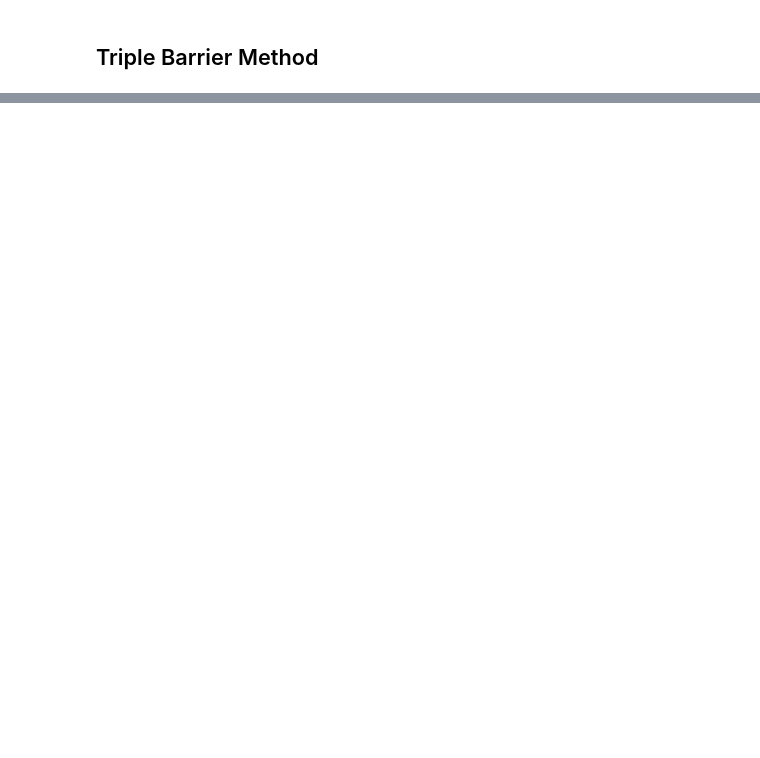
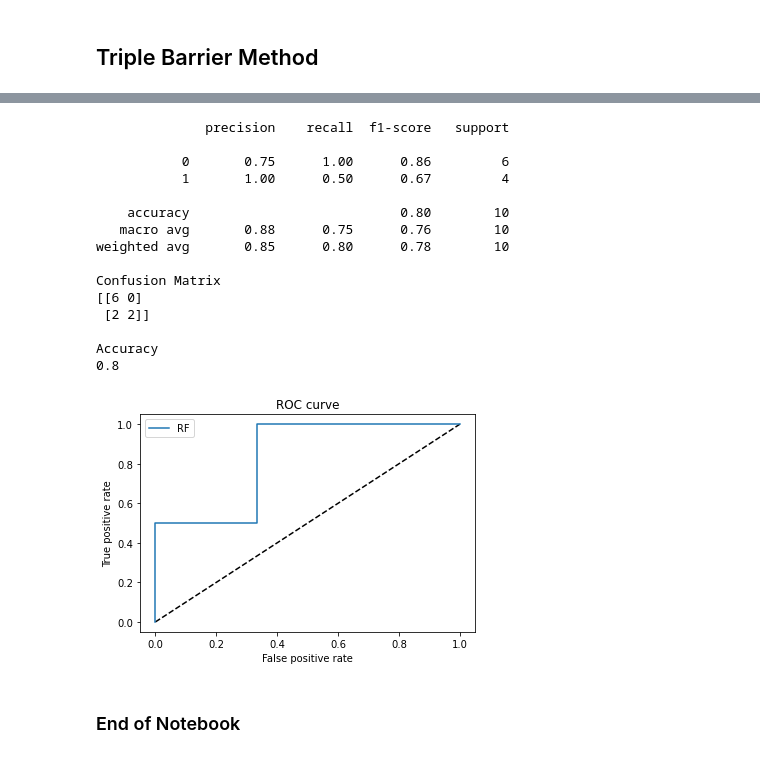
Before and after one commit to ScottfreeLLC/alphapy-pro, a Jupyter notebook: alphapy/notebooks/Triple Barrier Method.ipynb, the cells around one changed output, grey strips where cells are left out. Saved outputs shown, nothing was run; the diff lists cells and outputs as text; code cells hidden in the pictures; blank space fills up the shorter version.

Commit message:
finish TBM testing and notebook
finish TBM testing and notebook

```diff
--- a/alphapy/notebooks/Triple Barrier Method.ipynb
+++ b/alphapy/notebooks/Triple Barrier Method.ipynb
@@ -52,0 +312,41 @@ dollar_bars = map_bar_type(df, BarType.dollar, '1D', pv_factor=2.0)
+# %%
+# Performance Metrics
+y_pred_rf = rf.predict_proba(X_test)[:, 1]
+y_pred = rf.predict(X_test)
+fpr_rf, tpr_rf, _ = roc_curve(y_test, y_pred_rf)
+print(classification_report(y_test, y_pred))
+
+print("Confusion Matrix")
+print(confusion_matrix(y_test, y_pred))
+
+print('')
+print("Accuracy")
+print(accuracy_score(y_test, y_pred))
+
+plt.figure(1)
+plt.plot([0, 1], [0, 1], 'k--')
+plt.plot(fpr_rf, tpr_rf, label='RF')
+plt.xlabel('False positive rate')
+plt.ylabel('True positive rate')
+plt.title('ROC curve')
+plt.legend(loc='best')
+plt.show()
+# %% [output]
+              precision    recall  f1-score   support
+
+           0       0.75      1.00      0.86         6
+           1       1.00      0.50      0.67         4
+
+    accuracy                           0.80        10
+   macro avg       0.88      0.75      0.76        10
+weighted avg       0.85      0.80      0.78        10
+
+Confusion Matrix
+[[6 0]
+ [2 2]]
+
+Accuracy
+0.8
+[figure, added]
+# %% [markdown]
+### End of Notebook
```
Also changed, not shown: parts of 28 cells of this notebook, 1 other file.
